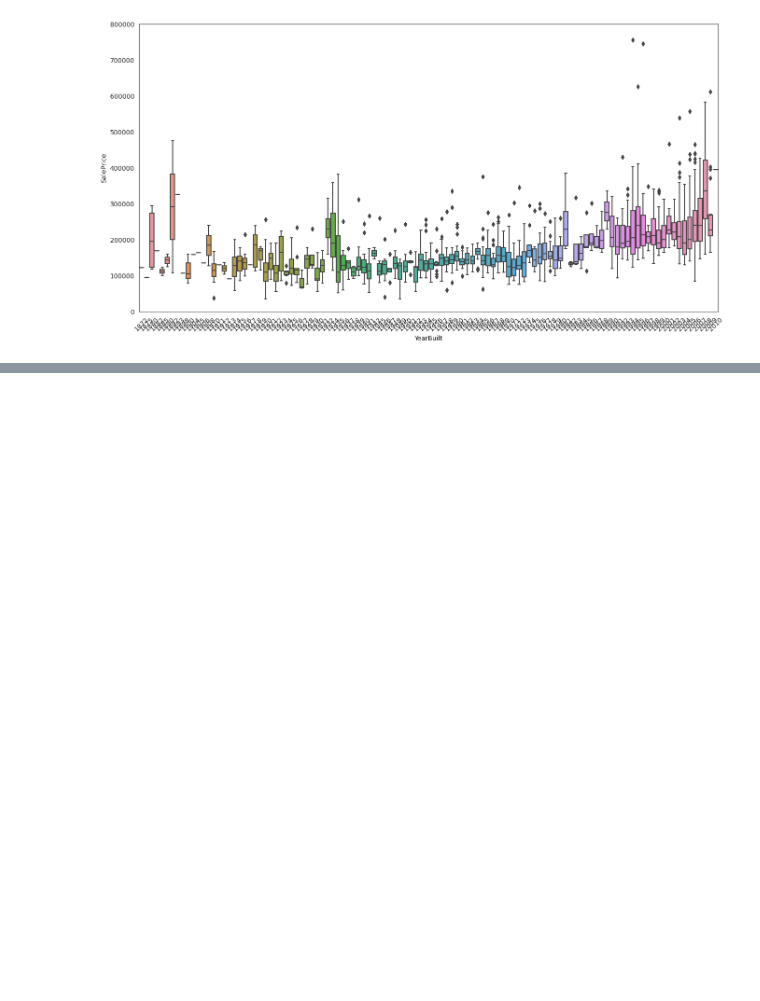
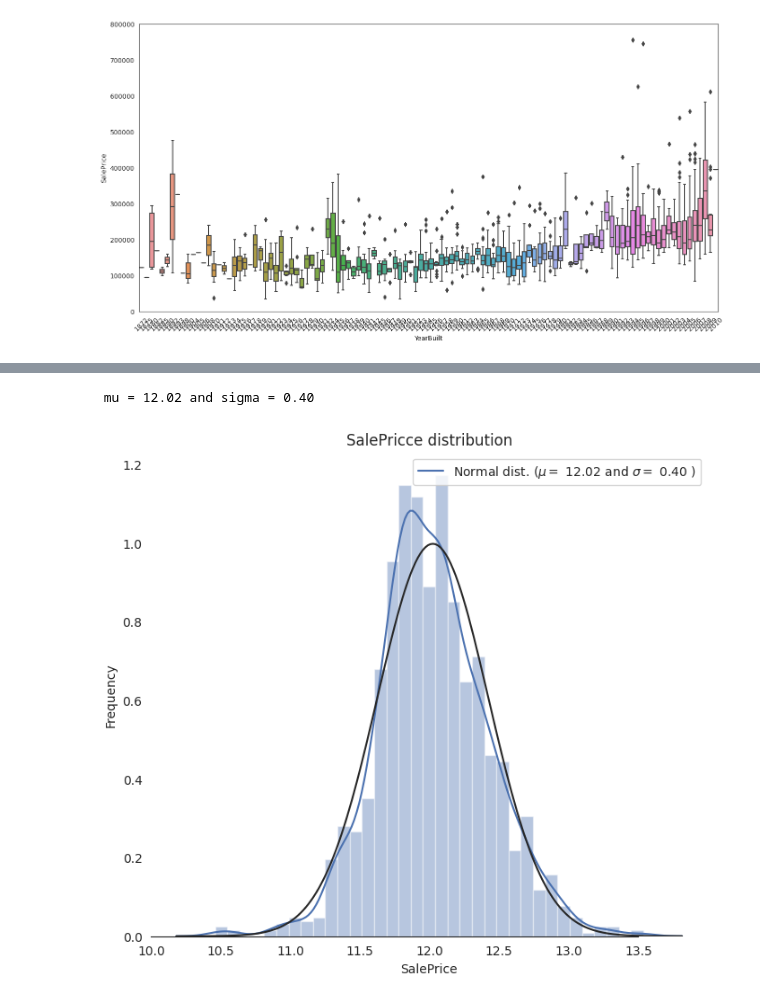
Before and after one commit to iop2000win/Data_Project, a Jupyter notebook: Code_Review_04.ipynb, the cells around one changed output, grey strips where cells are left out. Saved outputs shown, nothing was run; the diff lists cells and outputs as text; code cells hidden in the pictures; blank space fills up the shorter version.

```diff
--- a/Code_Review_04.ipynb
+++ b/Code_Review_04.ipynb
@@ -159,0 +226,25 @@ data.plot.scatter(x = 'TotalBsmtSF',
+# %%
+train_df['SalePrice_log'] = np.log1p(train_df['SalePrice'])
+# %%
+sns.set_style('white')
+sns.set_color_codes(palette = 'deep')
+
+f, ax = plt.subplots(figsize = (8, 7))
+sns.distplot(train_df['SalePrice_log'],
+             fit = norm,
+             color = 'b')
+
+(mu, sigma) = norm.fit(train_df['SalePrice_log'])
+print('\n mu = {:.2f} and sigma = {:.2f}\n'.format(mu, sigma))
+
+plt.legend(['Normal dist. ($\mu=$ {:.2f} and $\sigma=$ {:.2f} )'.format(mu, sigma)],
+            loc='best')
+ax.set(ylabel = 'Frequency')
+ax.set(xlabel = 'SalePrice')
+ax.set(title = 'SalePricce distribution')
+sns.despine(trim = True, left = True)
+
+plt.show()
+# %% [output]
+ mu = 12.02 and sigma = 0.40
+[figure, added]
```
Also changed, not shown: parts of 46 cells of this notebook.
